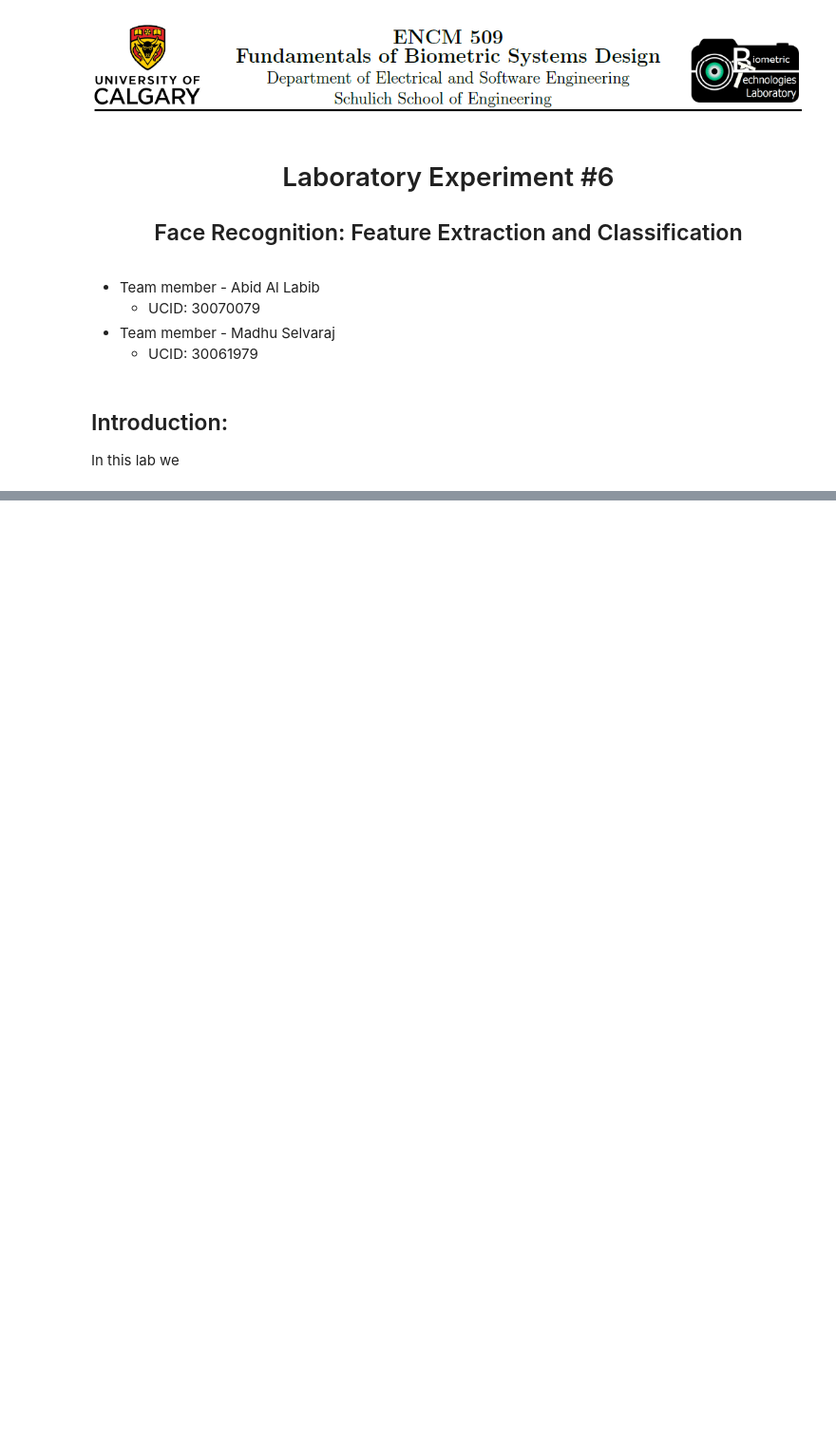
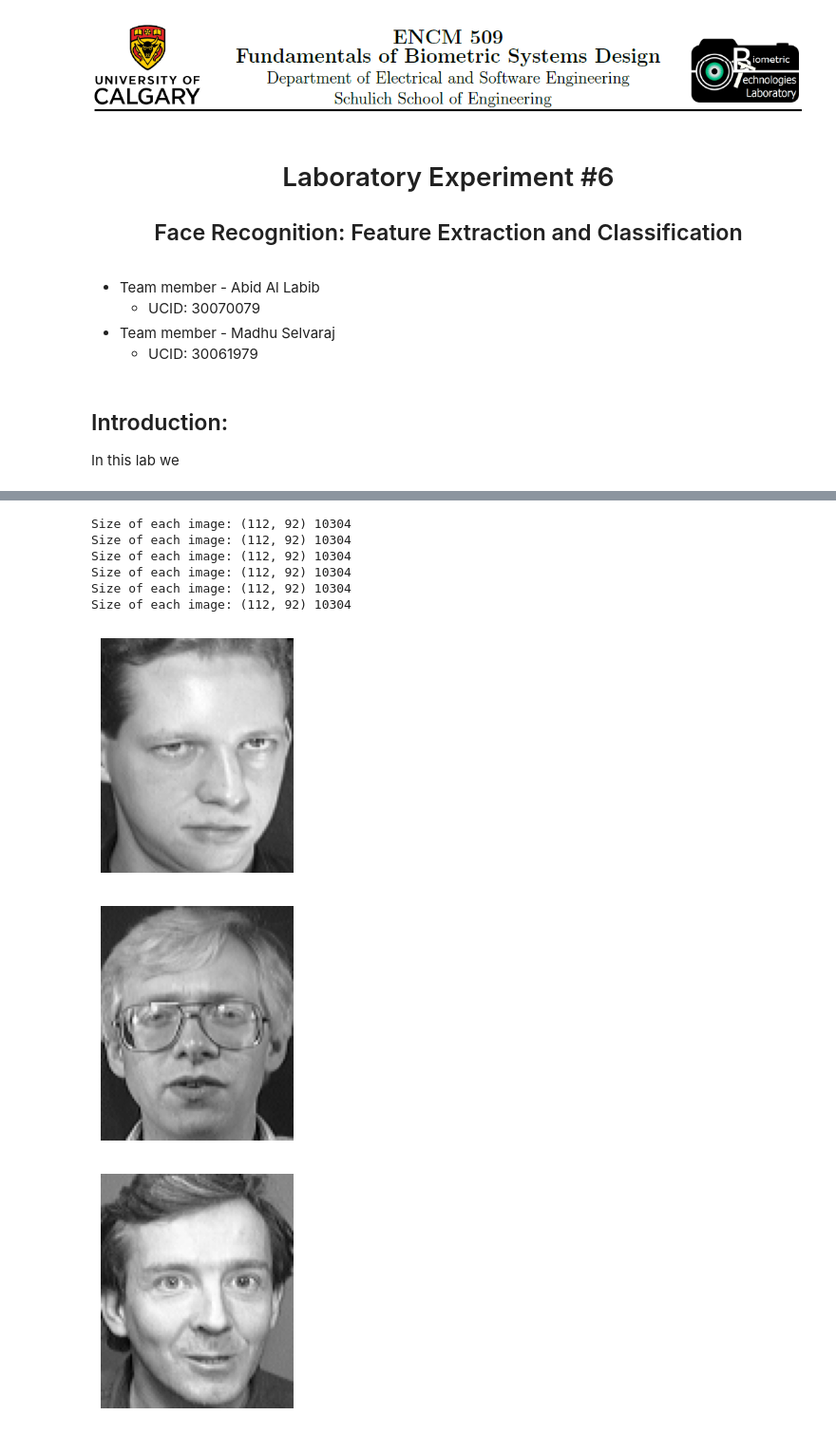
Before and after one commit to Abid-Al-Labib/ENCM-509, a Jupyter notebook: lab 6/lab06.ipynb, the cells around one changed output, grey strips where cells are left out. Shown at 95% size. Drawn from its saved outputs; the diff is of its cells as text; code cells hidden in the pictures; blank space fills up the shorter version.

```diff
--- a/lab 6/lab06.ipynb
+++ b/lab 6/lab06.ipynb
@@ -87,0 +93,67 @@ Size of each image: (112, 92) 10304
+# %%
+#probe images
+#loading the images
+for i in range(1,6):
+    path = f'ATT dataset/s{i}/'
+    img = imread(path + '10.pgm', as_gray=True)
+
+    # get the number of rows (irow) and columns (icol).
+    # these values must to be the same for all images
+    irow, icol = img.shape
+
+    # allocation of vector that will have all images
+    p = np.zeros((irow*icol, M)) # img matrix
+
+    plt.figure(figsize=(8,8))
+    plt.subplot(3,3,i)
+    plt.imshow(img, cmap='gray')
+    plt.axis('off')
+
+    # reshape(img',irow*icol,1);
+    # creates a (N1*N2)x1 vector
+    temp = np.reshape(img, (irow*icol,1))
+    p[:,i-1] = temp[:,0]
+# after finishing the sequence, S is a N1*N2xM matrix
+
+    print('Size of each image:', img.shape, np.multiply(img.shape[0], img.shape[1]))
+
+#non face images
+img = imread('CalgaryTower.jpg', as_gray=True)
+# get the number of rows (irow) and columns (icol).
+# these values must to be the same for all images
+irow, icol = img.shape
+
+# allocation of vector that will have all images
+p = np.zeros((irow*icol, 9)) # img matrix
+
+plt.figure(figsize=(8,8))
+plt.subplot(3,3,i)
+plt.imshow(img, cmap='gray')
+plt.axis('off')
+
+# reshape(img',irow*icol,1);
+# creates a (N1*N2)x1 vector
+temp = np.reshape(img, (irow*icol,1))
+p[:,i-1] = temp[:,0]
+# after finishing the sequence, S is a N1*N2xM matrix
+
+print('Size of each image:', img.shape, np.multiply(img.shape[0], img.shape[1]))
+
+
+# looping over all the loaded images in S to normalize
+for i in range(S.shape[1]):
+    temp = S[:,i]
+    m = np.mean(temp)
+    st = np.std(temp)
+    # calculation where are defined the new pixels intensities
+    p[:,i] = (temp - m) * ustd / st + um
+# %% [output]
+Size of each image: (112, 92) 10304
+Size of each image: (112, 92) 10304
+Size of each image: (112, 92) 10304
+Size of each image: (112, 92) 10304
+Size of each image: (112, 92) 10304
+Size of each image: (112, 92) 10304
+[figure, added]
+[figure, added]
+[figure, added]
```
Also changed, not shown: parts of 9 cells of this notebook.
